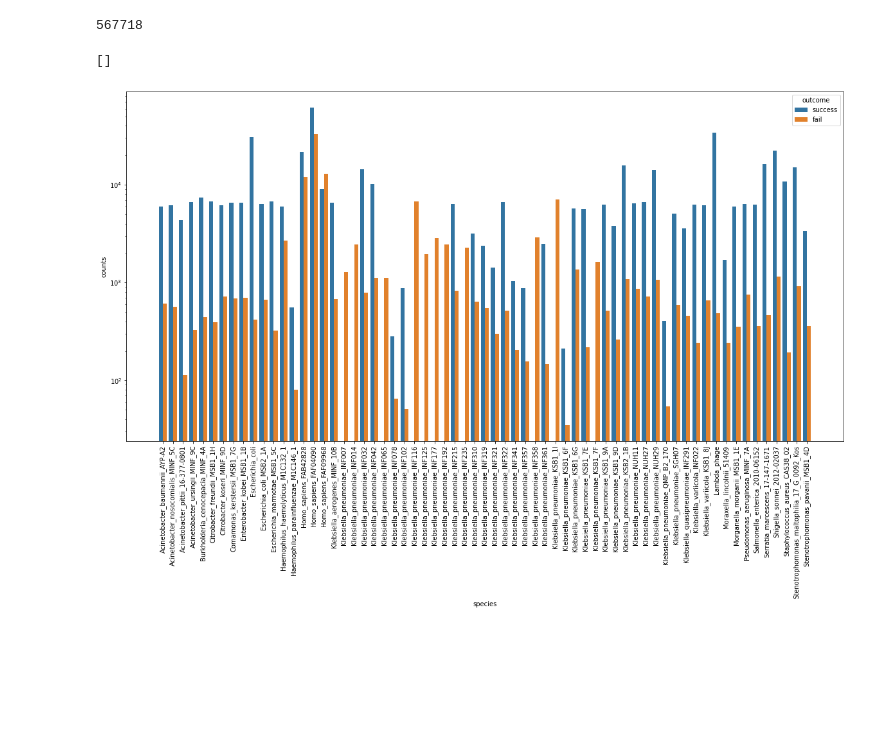
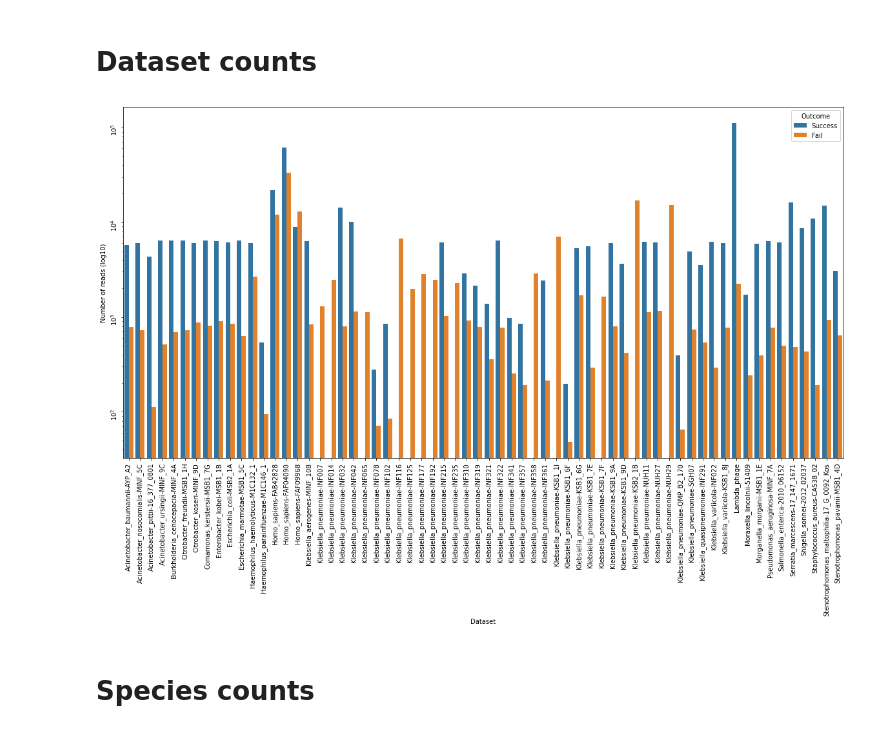
Before and after one commit to marcpaga/basecalling_architectures, a Jupyter notebook: analysis/available_data.ipynb, the cells around one changed output. Saved outputs shown, nothing was run; the diff lists cells and outputs as text; code cells hidden in the pictures; blank space fills up the shorter version.

```diff
--- a/analysis/available_data.ipynb
+++ b/analysis/available_data.ipynb
@@ -16,9 +19,9 @@ for d in dirs:
         rep_file = os.path.join(d, dd, 'segmentation_report.txt')
         if os.path.isfile(rep_file):
             df = pd.read_csv(rep_file, sep = '\t', header = None)
-            df['species'] = dd
+            df['dataset'] = dd
             df = df.rename(columns={0:'file', 1:'read_id', 2:'segmentation_result', 3:'align_st', 4:'align_nd', 5:'align_strand', 6:'align_chrom'})
             df_list.append(df)
         else:
-            print(dd)
+            print(os.path.join(d, dd))
 # %% [output]
@@ -30,2 +36,4 @@ genomes
 # %%
 df_segmentation = pd.concat(df_list)
+df_segmentation = df_segmentation.iloc[1:, :]
+df_segmentation = df_segmentation.reset_index()
@@ -40,14 +40,15 @@ np.sum(df_segmentation['segmentation_result'] == 'Success')
-# %%
-len(df_segmentation)
-# %% [output]
-567718
+# %%
+df_segmentation['species'] = df_segmentation.dataset.str.split('-').apply(lambda x: x[0])
+# %% [markdown]
+# Dataset counts
 # %%
-counts_dict = {'species': list(), 'outcome': list(), 'counts': list()}
-for spe in np.unique(df_segmentation['species']):
-    temp_df = df_segmentation[df_segmentation['species'] == spe]
-    counts_dict['species'].append(spe)
-    counts_dict['species'].append(spe)
-    counts_dict['outcome'].append('success')
-    counts_dict['outcome'].append('fail')
+counts_dict = {'dataset': list(), 'Outcome': list(), 'counts': list()}
+for dataset in np.unique(df_segmentation['dataset']):
+    temp_df = df_segmentation[df_segmentation['dataset'] == dataset]
+    counts_dict['dataset'].append(dataset)
+    counts_dict['dataset'].append(dataset)
+    counts_dict['Outcome'].append('Success')
+    counts_dict['Outcome'].append('Fail')
     counts_dict['counts'].append(np.sum(temp_df['segmentation_result'] == 'Success'))
     counts_dict['counts'].append(np.sum(temp_df['segmentation_result'] != 'Success'))
+df = pd.DataFrame(counts_dict)
@@ -56,9 +55,15 @@ df = pd.DataFrame(counts_dict)
 # %%
-plt.figure(figsize=(20, 10))
-sns.barplot(x = 'species', y = 'counts', hue = 'outcome', data = df)
-plt.xticks(rotation=90)
-plt.yscale('log')
-plt.plot()
+plot_file = os.path.join(plots_dir, 'dataset_reads_counts')
+
+fig, ax = plt.subplots(figsize=(20, 10))
+sns.barplot(x = 'dataset', y = 'counts', hue = 'Outcome', data = df, ax = ax)
+ax.tick_params(labelrotation=90)
+ax.set_yscale('log')
+ax.set_xlabel('Dataset')
+ax.set_ylabel('Number of reads (log10)')
+
+fig.savefig(plot_file + '.svg', transparent=True, dpi=200, bbox_inches="tight")
+fig.savefig(plot_file + '.pdf', transparent=True, dpi=200, bbox_inches="tight")
+fig.savefig(plot_file + '.png', facecolor='white', transparent=False, dpi=200, bbox_inches="tight")
 # %% [output]
-[]
-[figure, old version]
+[figure, new version]
@@ -64,0 +78,2 @@ plt.plot()
+# %% [markdown]
+# Species counts
```
Also changed, not shown: parts of 9 cells of this notebook, 15 other files.
